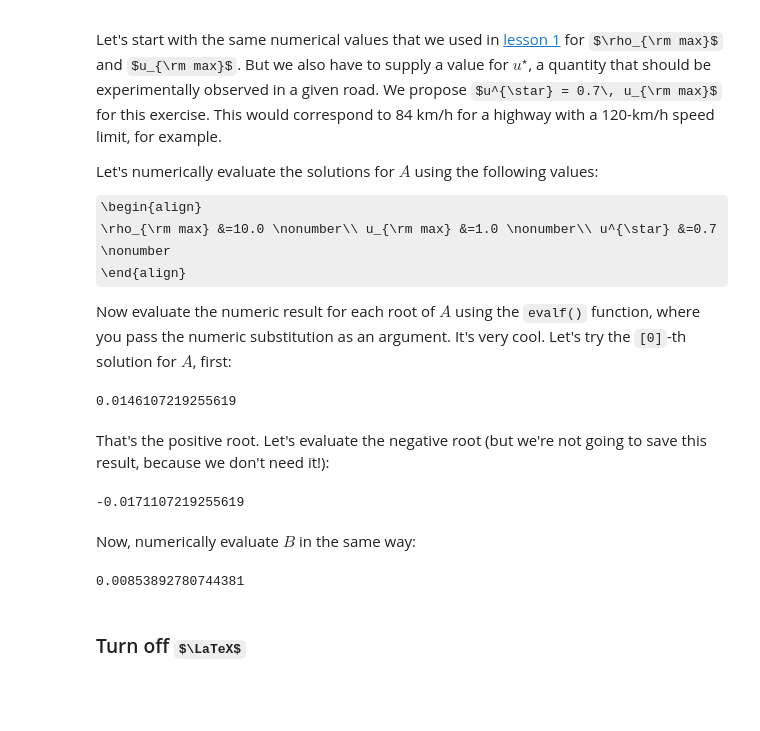
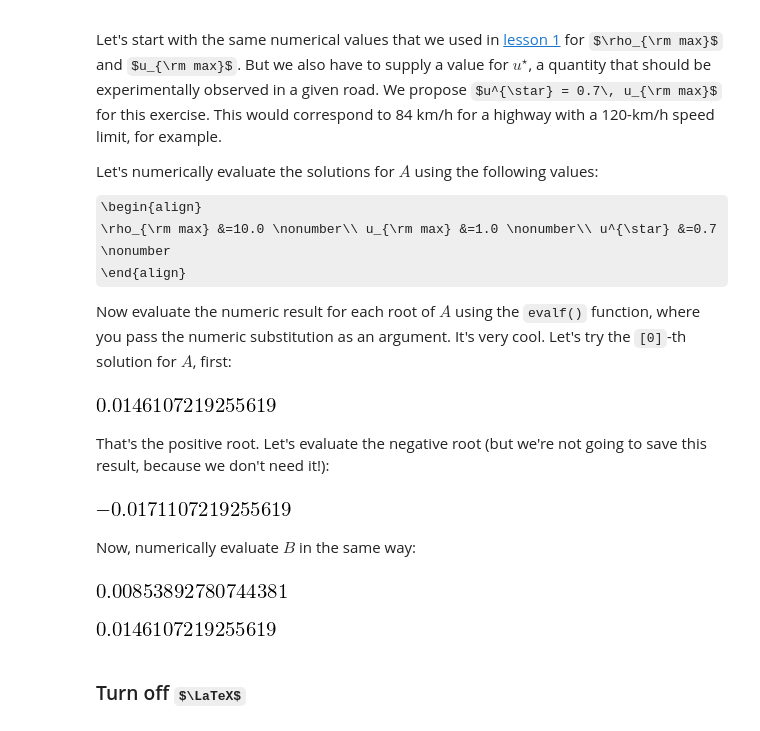
Before and after one commit to hubenjm/numerical-mooc, a Jupyter notebook: lessons/03_wave/03_03_aBetterModel.ipynb, the cells around one changed output. Cells and saved outputs as stored; diff of their text form; code cells hidden in the pictures; some formulas as TeX source; blank space fills up the shorter version.

```diff
--- a/lessons/03_wave/03_03_aBetterModel.ipynb
+++ b/lessons/03_wave/03_03_aBetterModel.ipynb
@@ -179,23 +179,27 @@ Let's numerically evaluate the solutions for $A$ using the following values:
 
 Now evaluate the numeric result for each root of $A$ using the `evalf()` function, where you pass the numeric substitution as an argument. It's very cool.  Let's try the `[0]`-th solution for $A$, first:
 # %%
-aval = A_sol[1].evalf(subs={u_star: 0.7, u_max:1.0, rho_max:10.0} )
+aval = A_sol[0].evalf(subs={u_star: 0.7, u_max:1.0, rho_max:10.0} )
 aval
 # %% [output]
-0.0146107219255619
+[figure, added]
 # %% [markdown]
 That's the positive root.  Let's evaluate the negative root (but we're not going to save this result, because we don't need it!):
 # %%
-A_sol[0].evalf(subs={u_star: 0.7, u_max:1.0, rho_max:10.0} )
+A_sol[1].evalf(subs={u_star: 0.7, u_max:1.0, rho_max:10.0} )
 # %% [output]
--0.0171107219255619
+[figure, added]
 # %% [markdown]
 Now, numerically evaluate $B$ in the same way:
 # %%
 bval = B_sol.evalf(subs={rho_max:10.0, A:aval} )
 bval
 # %% [output]
-0.00853892780744381
+[figure, added]
+# %%
+max(A_sol[1].evalf(subs={u_star: 0.7, u_max:1.0, rho_max:10.0} ), A_sol[0].evalf(subs={u_star: 0.7, u_max:1.0, rho_max:10.0} ))
+# %% [output]
+[figure, added]
 # %% [markdown]
 ### Turn off $\LaTeX$
 # %% [markdown]
```
Also changed, not shown: parts of 8 cells of this notebook, 20 other files.
